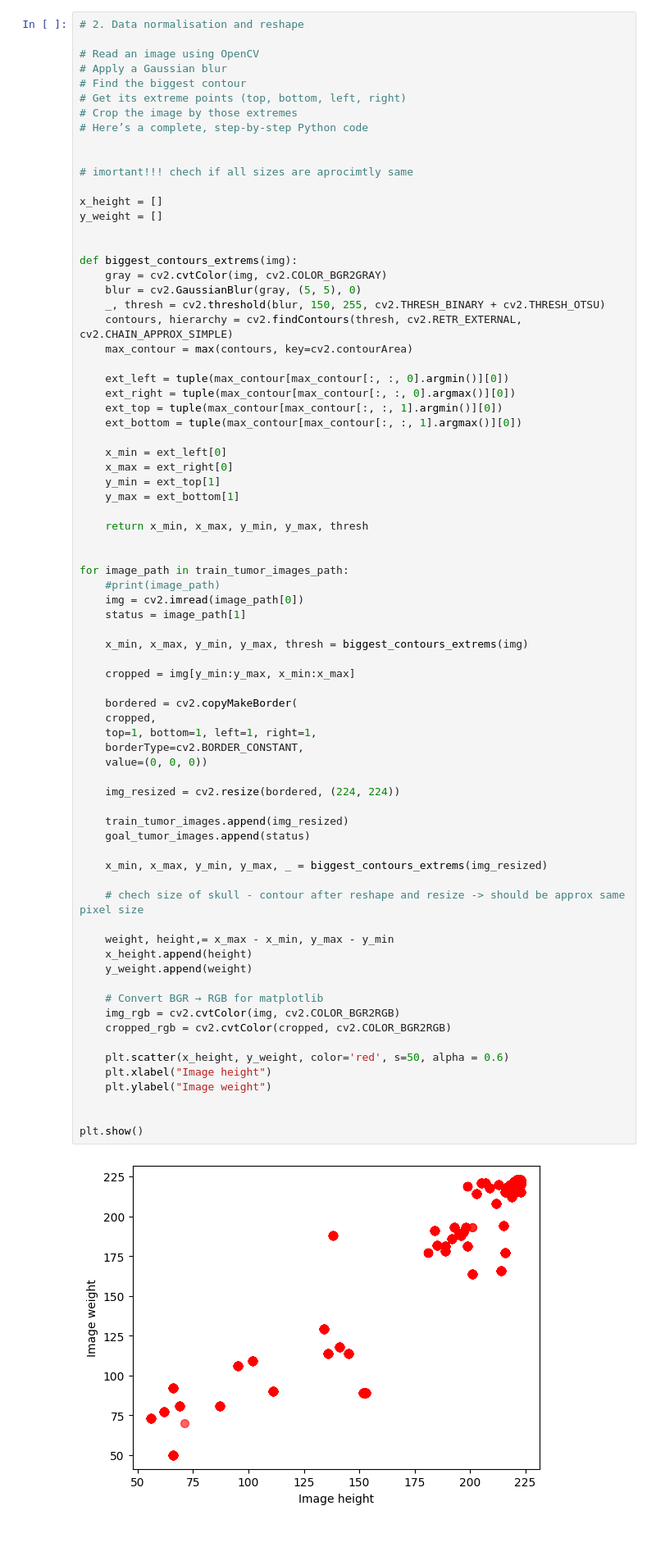
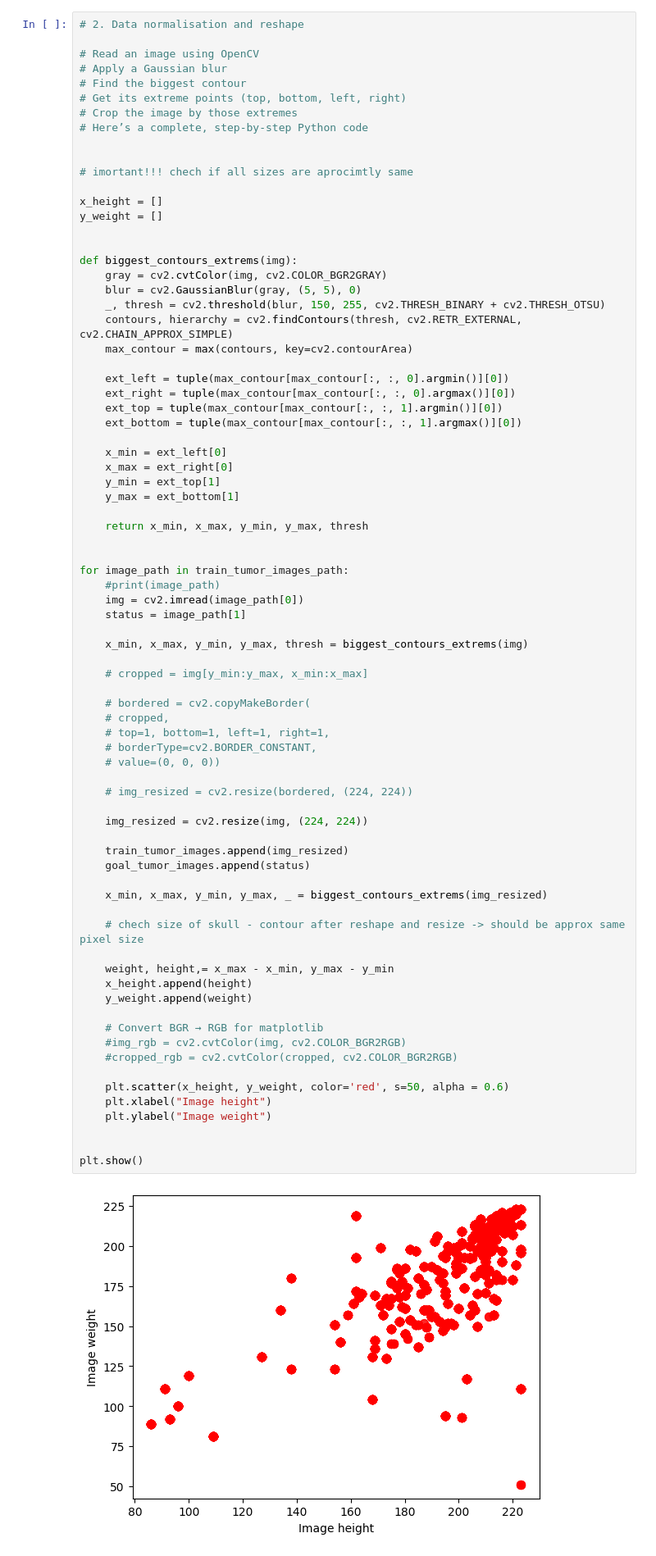
Before and after one commit to DenysZakharovGH/Brain-Tumor-Detection-v1.0-CNN, a Jupyter notebook: Untitled.ipynb, the cells around one changed output. Shown at 82% size. Drawn from its saved outputs; the diff is of its cells as text.

```diff
--- a/Untitled.ipynb
+++ b/Untitled.ipynb
@@ -118,43 +126,45 @@ def biggest_contours_extrems(img):
 for image_path in train_tumor_images_path:
     #print(image_path)
     img = cv2.imread(image_path[0])
     status = image_path[1]
 
     x_min, x_max, y_min, y_max, thresh = biggest_contours_extrems(img)
 
-    cropped = img[y_min:y_max, x_min:x_max]
+    # cropped = img[y_min:y_max, x_min:x_max]
 
-    bordered = cv2.copyMakeBorder(
-    cropped,
-    top=1, bottom=1, left=1, right=1,
-    borderType=cv2.BORDER_CONSTANT,
-    value=(0, 0, 0))
+    # bordered = cv2.copyMakeBorder(
+    # cropped,
+    # top=1, bottom=1, left=1, right=1,
+    # borderType=cv2.BORDER_CONSTANT,
+    # value=(0, 0, 0))
 
-    img_resized = cv2.resize(bordered, (224, 224))
+    # img_resized = cv2.resize(bordered, (224, 224))
+
+    img_resized = cv2.resize(img, (224, 224))
 
     train_tumor_images.append(img_resized)
     goal_tumor_images.append(status)
 
     x_min, x_max, y_min, y_max, _ = biggest_contours_extrems(img_resized)
 
     # chech size of skull - contour after reshape and resize -> should be approx same pixel size
 
     weight, height,= x_max - x_min, y_max - y_min
     x_height.append(height)
     y_weight.append(weight)
 
     # Convert BGR → RGB for matplotlib
-    img_rgb = cv2.cvtColor(img, cv2.COLOR_BGR2RGB)
-    cropped_rgb = cv2.cvtColor(cropped, cv2.COLOR_BGR2RGB)
+    #img_rgb = cv2.cvtColor(img, cv2.COLOR_BGR2RGB)
+    #cropped_rgb = cv2.cvtColor(cropped, cv2.COLOR_BGR2RGB)
 
     plt.scatter(x_height, y_weight, color='red', s=50, alpha = 0.6)
     plt.xlabel("Image height")
     plt.ylabel("Image weight")
 
 
 plt.show()
 # %% [output]
-[figure, old version]
+[figure, new version]
 # %%
 train_tumor_images_pure = np.array([train_tumor_images]).T
 goal_tumor_images_pure = np.array(goal_tumor_images)
```
Also changed, not shown: parts of 9 cells of this notebook, 2 other files.
